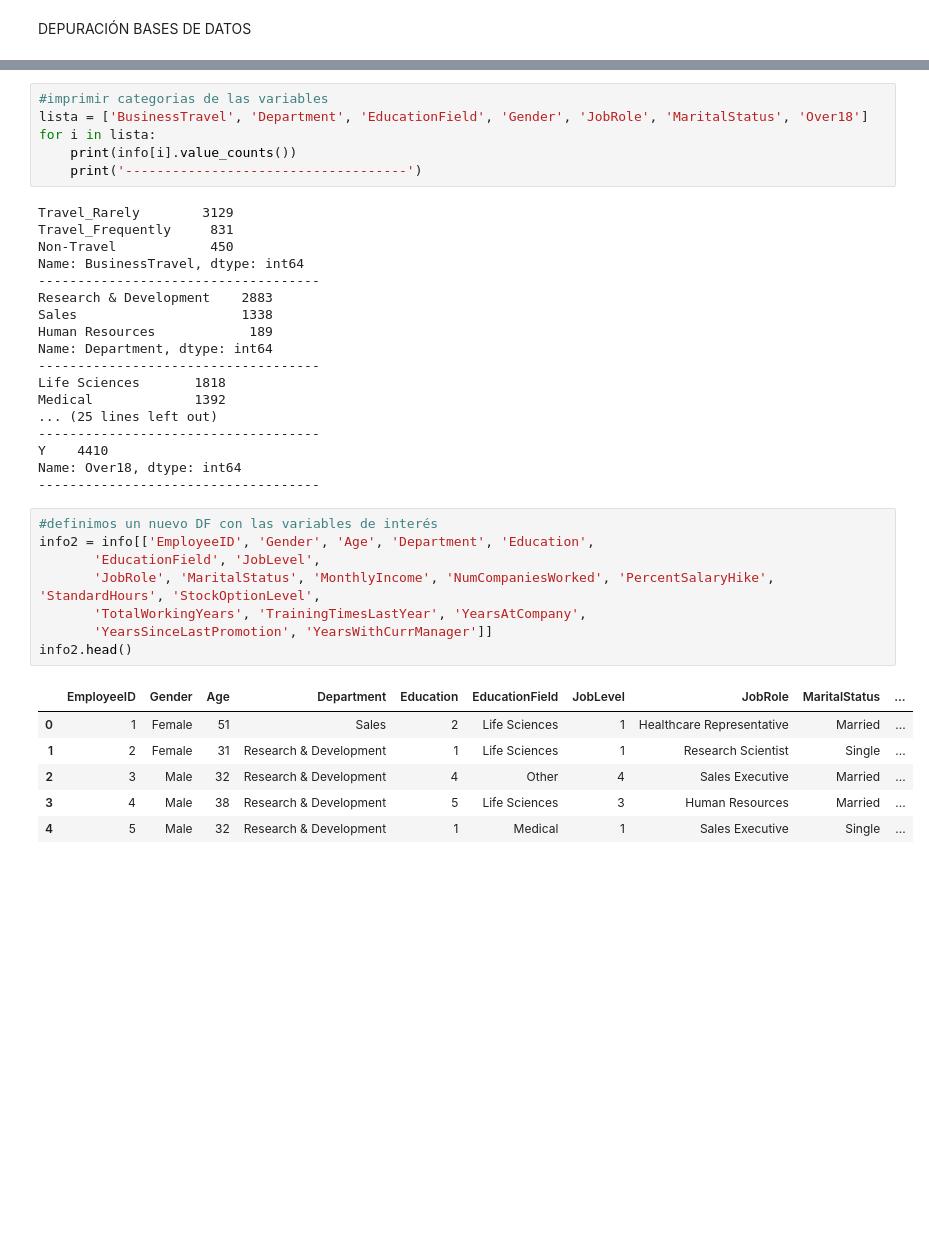
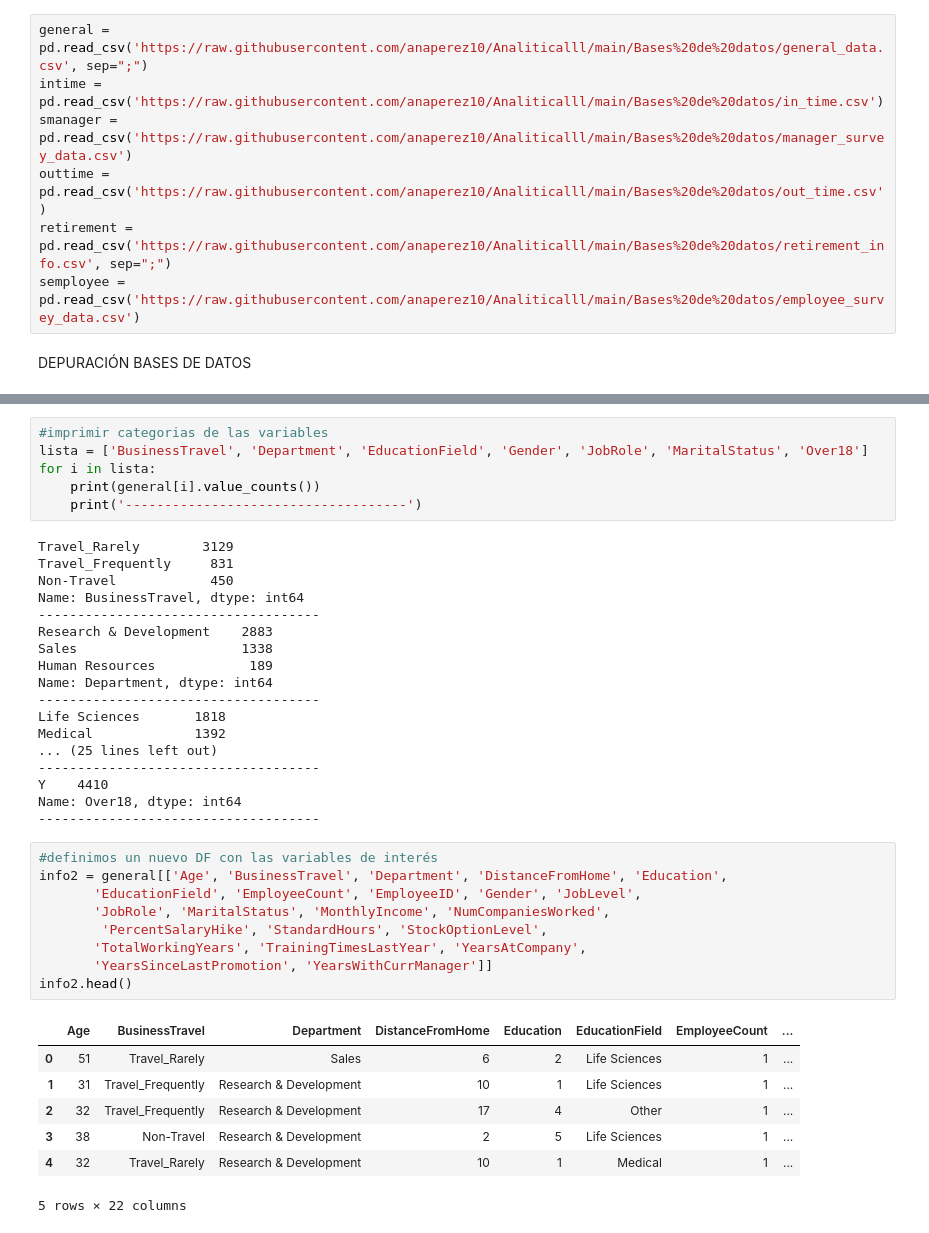
Before and after one commit to anaperez10/Analiticalll, a Jupyter notebook: RRHH.ipynb, the cells around one changed output, grey strips where cells are left out. Drawn from its saved outputs; the diff is of its cells as text; blank space fills up the shorter version.

```diff
--- a/RRHH.ipynb
+++ b/RRHH.ipynb
@@ -71,3 +11,10 @@ retiro.head(2)
+# %%
+general = pd.read_csv('https://raw.githubusercontent.com/anaperez10/Analiticalll/main/Bases%20de%20datos/general_data.csv', sep=";")
+intime = pd.read_csv('https://raw.githubusercontent.com/anaperez10/Analiticalll/main/Bases%20de%20datos/in_time.csv')
+smanager = pd.read_csv('https://raw.githubusercontent.com/anaperez10/Analiticalll/main/Bases%20de%20datos/manager_survey_data.csv')
+outtime = pd.read_csv('https://raw.githubusercontent.com/anaperez10/Analiticalll/main/Bases%20de%20datos/out_time.csv')
+retirement = pd.read_csv('https://raw.githubusercontent.com/anaperez10/Analiticalll/main/Bases%20de%20datos/retirement_info.csv', sep=";")
+semployee = pd.read_csv('https://raw.githubusercontent.com/anaperez10/Analiticalll/main/Bases%20de%20datos/employee_survey_data.csv')
 # %% [markdown]
 DEPURACIÓN BASES DE DATOS
 # %% [markdown]
@@ -123,7 +70,7 @@ dtype: object
 #imprimir categorias de las variables
 lista = ['BusinessTravel', 'Department', 'EducationField', 'Gender', 'JobRole', 'MaritalStatus', 'Over18']
 for i in lista:
-    print(info[i].value_counts())
+    print(general[i].value_counts())
     print('------------------------------------')
 # %% [output]
 Travel_Rarely        3129
@@ -145,19 +92,21 @@ Name: Over18, dtype: int64
 ------------------------------------
 # %%
 #definimos un nuevo DF con las variables de interés
-info2 = info[['EmployeeID', 'Gender', 'Age', 'Department', 'Education',
-       'EducationField', 'JobLevel',
-       'JobRole', 'MaritalStatus', 'MonthlyIncome', 'NumCompaniesWorked', 'PercentSalaryHike', 'StandardHours', 'StockOptionLevel',
+info2 = general[['Age', 'BusinessTravel', 'Department', 'DistanceFromHome', 'Education',
+       'EducationField', 'EmployeeCount', 'EmployeeID', 'Gender', 'JobLevel',
+       'JobRole', 'MaritalStatus', 'MonthlyIncome', 'NumCompaniesWorked',
+        'PercentSalaryHike', 'StandardHours', 'StockOptionLevel',
        'TotalWorkingYears', 'TrainingTimesLastYear', 'YearsAtCompany',
        'YearsSinceLastPromotion', 'YearsWithCurrManager']]
 info2.head()
 # %% [output]
-|  | EmployeeID | Gender | Age | Department | Education | EducationField | JobLevel | JobRole | MaritalStatus | ... |
-| 0 | 1 | Female | 51 | Sales | 2 | Life Sciences | 1 | Healthcare Representative | Married | ... |
-| 1 | 2 | Female | 31 | Research & Development | 1 | Life Sciences | 1 | Research Scientist | Single | ... |
-| 2 | 3 | Male | 32 | Research & Development | 4 | Other | 4 | Sales Executive | Married | ... |
-| 3 | 4 | Male | 38 | Research & Development | 5 | Life Sciences | 3 | Human Resources | Married | ... |
-| 4 | 5 | Male | 32 | Research & Development | 1 | Medical | 1 | Sales Executive | Single | ... |
+|  | Age | BusinessTravel | Department | DistanceFromHome | Education | EducationField | EmployeeCount | ... |
+| 0 | 51 | Travel_Rarely | Sales | 6 | 2 | Life Sciences | 1 | ... |
+| 1 | 31 | Travel_Frequently | Research & Development | 10 | 1 | Life Sciences | 1 | ... |
+| 2 | 32 | Travel_Frequently | Research & Development | 17 | 4 | Other | 1 | ... |
+| 3 | 38 | Non-Travel | Research & Development | 2 | 5 | Life Sciences | 1 | ... |
+| 4 | 32 | Travel_Rarely | Research & Development | 10 | 1 | Medical | 1 | ... |
+5 rows × 22 columns
 # %%
 #tratamiento de datos nulos
 info2.isnull().sum()
```
Also changed, not shown: parts of 56 cells of this notebook.
